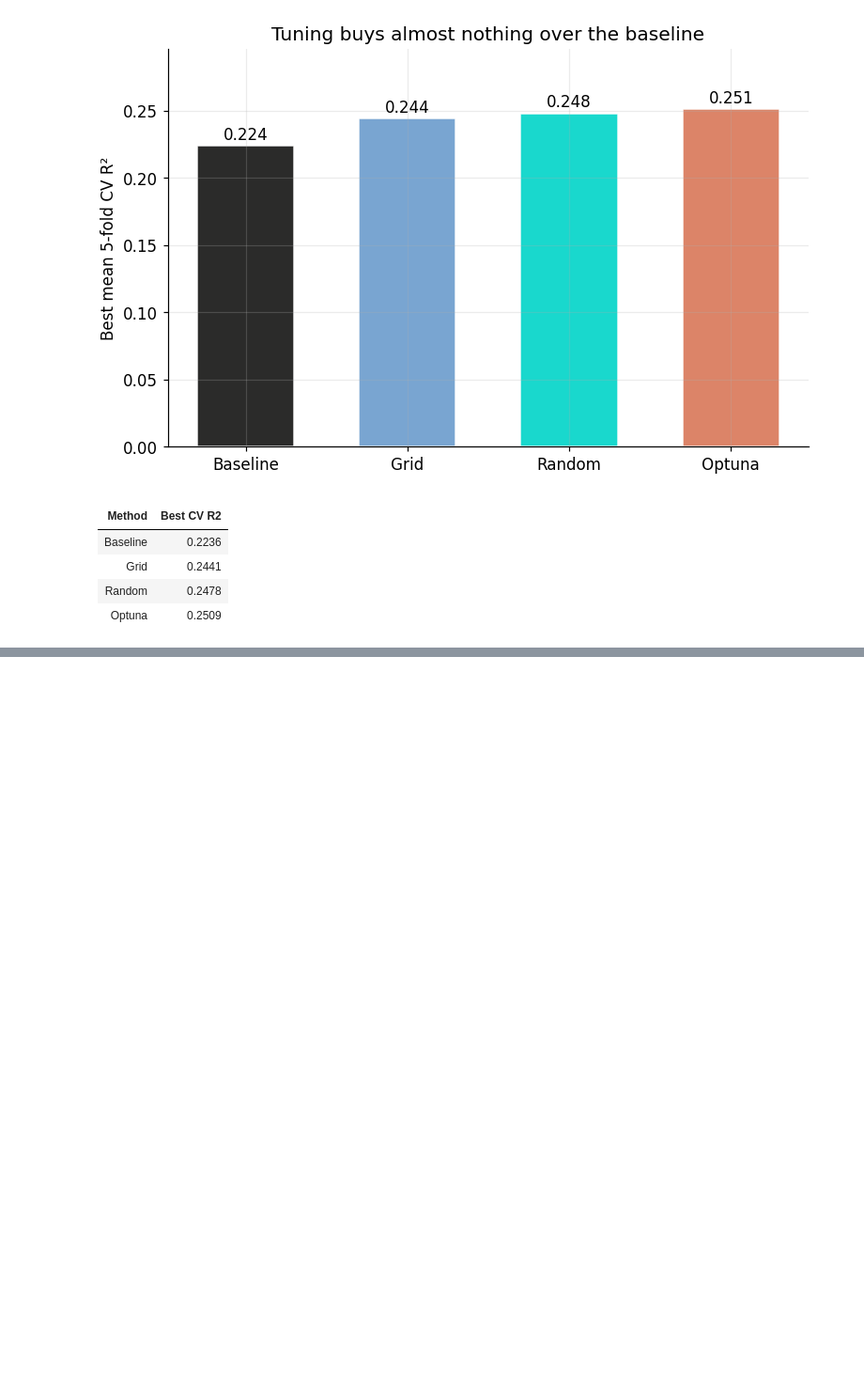
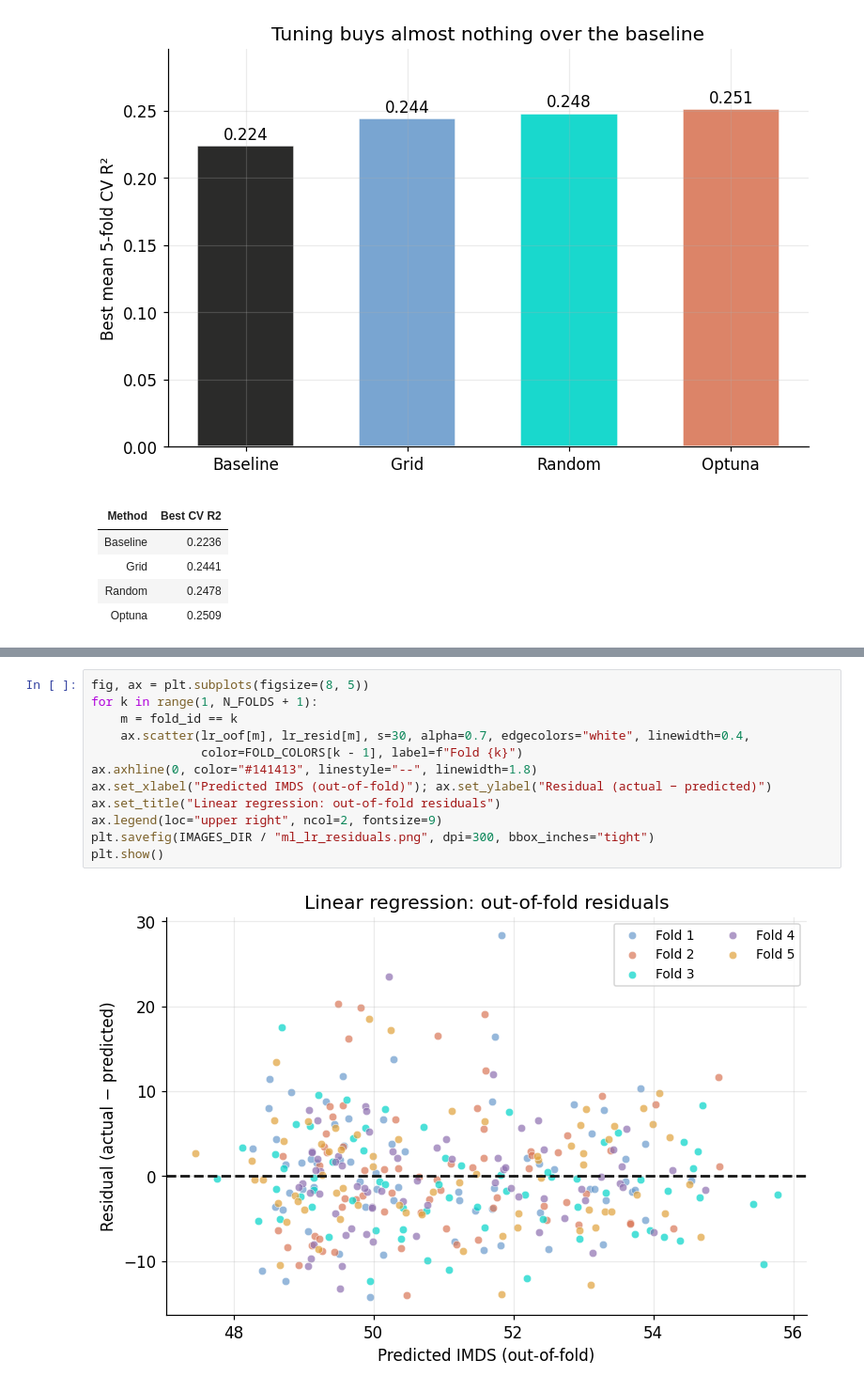
Before and after one commit to cmg777/claude4data, a Jupyter notebook: notebooks/notebook-04.ipynb, the cells around one changed output, grey strips where cells are left out. Shown at 94% size. Saved outputs shown, nothing was run; the diff lists cells and outputs as text; blank space fills up the shorter version.

```diff
--- a/notebooks/notebook-04.ipynb
+++ b/notebooks/notebook-04.ipynb
@@ -578,0 +658,14 @@ The methods rank as theory predicts (Optuna ≥ random ≥ grid for equal budget
+# %%
+fig, ax = plt.subplots(figsize=(8, 5))
+for k in range(1, N_FOLDS + 1):
+    m = fold_id == k
+    ax.scatter(lr_oof[m], lr_resid[m], s=30, alpha=0.7, edgecolors="white", linewidth=0.4,
+               color=FOLD_COLORS[k - 1], label=f"Fold {k}")
+ax.axhline(0, color="#141413", linestyle="--", linewidth=1.8)
+ax.set_xlabel("Predicted IMDS (out-of-fold)"); ax.set_ylabel("Residual (actual − predicted)")
+ax.set_title("Linear regression: out-of-fold residuals")
+ax.legend(loc="upper right", ncol=2, fontsize=9)
+plt.savefig(IMAGES_DIR / "ml_lr_residuals.png", dpi=300, bbox_inches="tight")
+plt.show()
+# %% [output]
+[figure, added]
```
Also changed, not shown: parts of 13 cells of this notebook, 5 other files.
